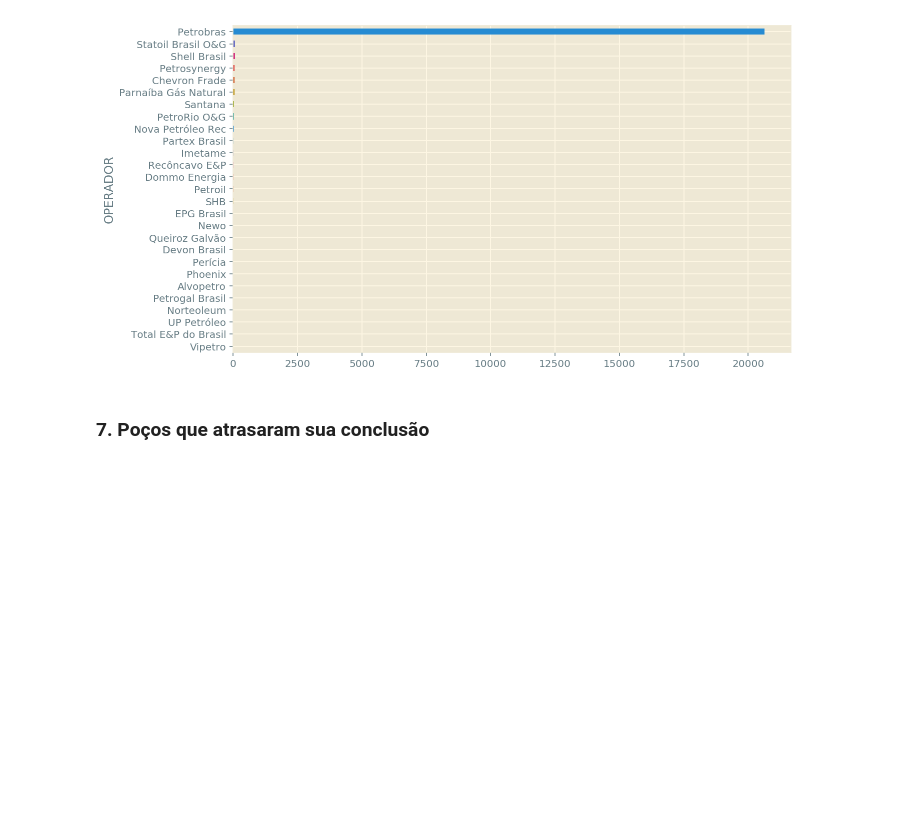
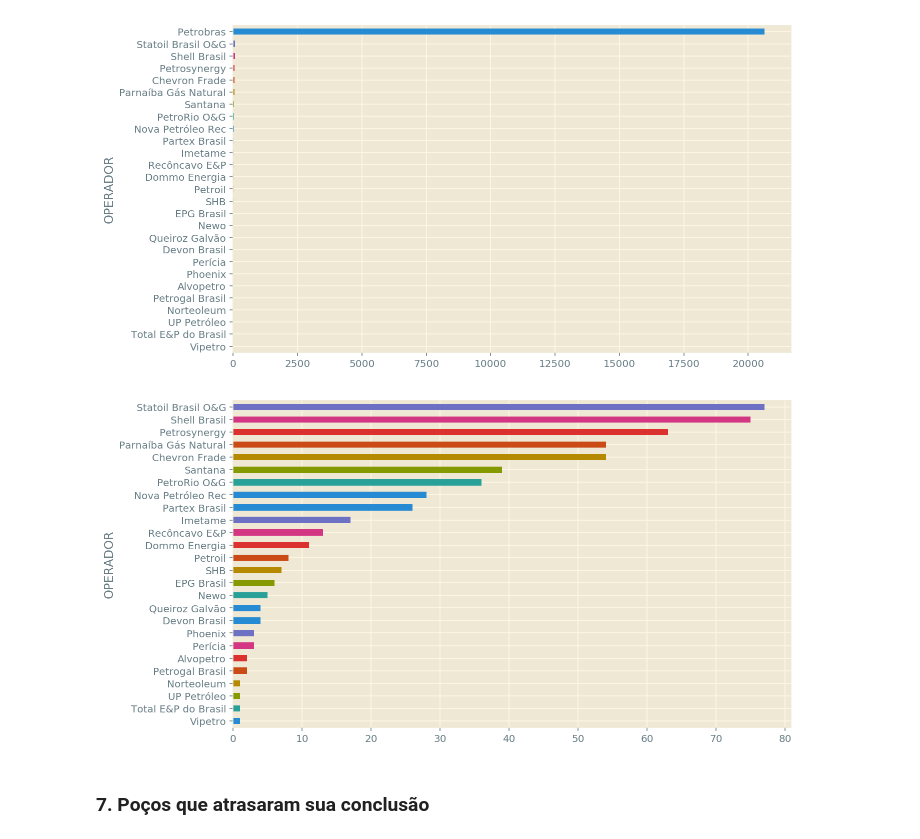
Before and after one commit to felipekoblinger/tbi004-data-science-brazil-oil-gas-exploration, a Jupyter notebook: Poços de Petróleo e Gás no Brasil (até janeiro-2018).ipynb, the cells around one changed output. Cells and saved outputs as stored; diff of their text form; code cells hidden in the pictures; blank space fills up the shorter version.

```diff
--- a/Poços de Petróleo e Gás no Brasil (até janeiro-2018).ipynb
+++ b/Poços de Petróleo e Gás no Brasil (até janeiro-2018).ipynb
@@ -142,6 +151,10 @@ df.query('TIPO == "Exploratório"').groupby('OPERADOR').size().sort_values().tai
 df.query('TIPO == "Explotatório"').groupby('OPERADOR').size().sort_values().plot(kind='barh', figsize=(10,6));
 # %% [output]
 [figure]
+# %%
+df.query('TIPO == "Explotatório" & OPERADOR != "Petrobras"').groupby('OPERADOR').size().sort_values().plot(kind='barh', figsize=(10,6));
+# %% [output]
+[figure, added]
 # %% [markdown]
 ### 7. Poços que atrasaram sua conclusão
 # %%
```
Also changed, not shown: parts of 5 cells of this notebook.
